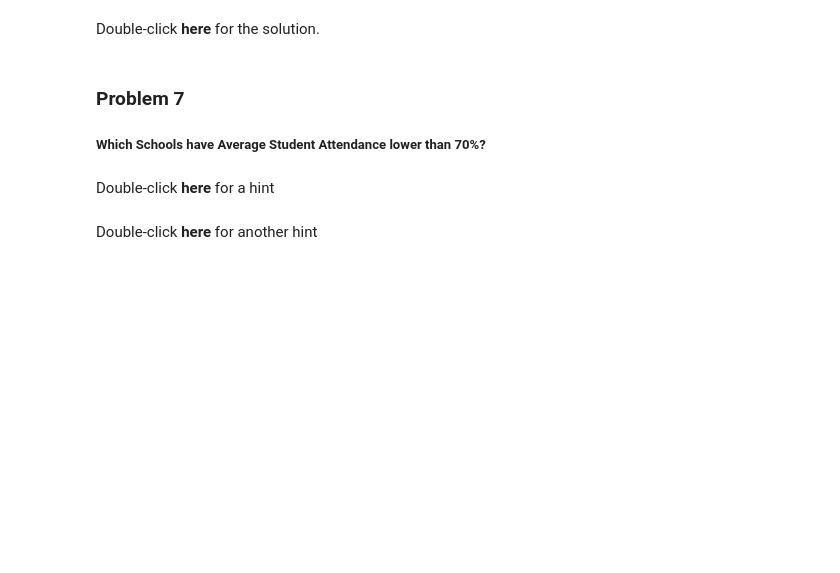
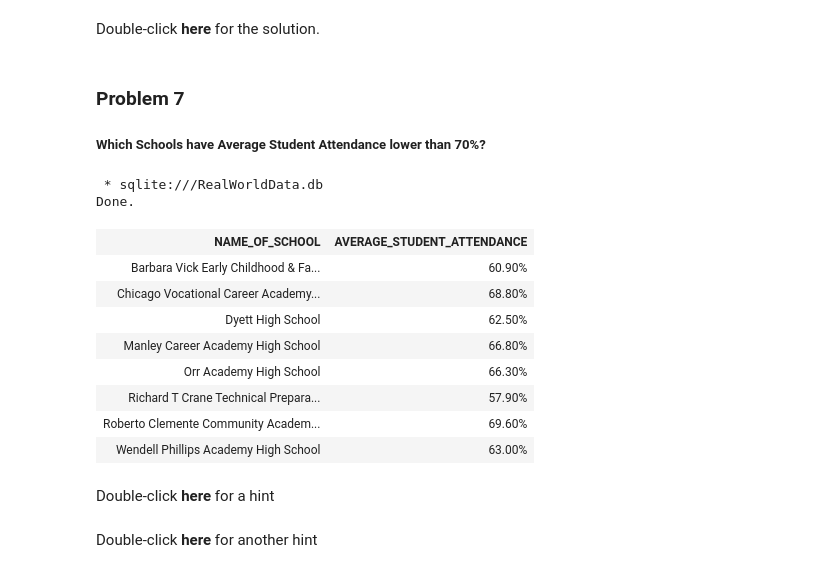
Before and after one commit to firatolcum/IBM_Data_Analyst_Professional_Certificate_Course, a Jupyter notebook: Databases.and.SQL.for.Data.Science.with.Python/DB0201EN-Week4-1-1-RealDataPractice-v5_sqlite_Learner.ipynb, the cells around one changed output. Saved outputs shown, nothing was run; the diff lists cells and outputs as text; code cells hidden in the pictures; blank space fills up the shorter version.

```diff
--- a/Databases.and.SQL.for.Data.Science.with.Python/DB0201EN-Week4-1-1-RealDataPractice-v5_sqlite_Learner.ipynb
+++ b/Databases.and.SQL.for.Data.Science.with.Python/DB0201EN-Week4-1-1-RealDataPractice-v5_sqlite_Learner.ipynb
@@ -334,6 +385,24 @@ Double-click **here** for the solution.
 ### Problem 7
 
 ##### Which Schools have Average Student Attendance lower than 70%?
+# %%
+%%sql
+
+SELECT NAME_OF_SCHOOL, AVERAGE_STUDENT_ATTENDANCE
+FROM ChicagoPublicSchools
+WHERE AVERAGE_STUDENT_ATTENDANCE < 70
+# %% [output]
+ * sqlite:///RealWorldData.db
+Done.
+| NAME_OF_SCHOOL | AVERAGE_STUDENT_ATTENDANCE |
+| Barbara Vick Early Childhood & Fa... | 60.90% |
+| Chicago Vocational Career Academy... | 68.80% |
+| Dyett High School | 62.50% |
+| Manley Career Academy High School | 66.80% |
+| Orr Academy High School | 66.30% |
+| Richard T Crane Technical Prepara... | 57.90% |
+| Roberto Clemente Community Academ... | 69.60% |
+| Wendell Phillips Academy High School | 63.00% |
 # %% [markdown]
 Double-click **here** for a hint
 
```
Also changed, not shown: parts of 3 cells of this notebook.
